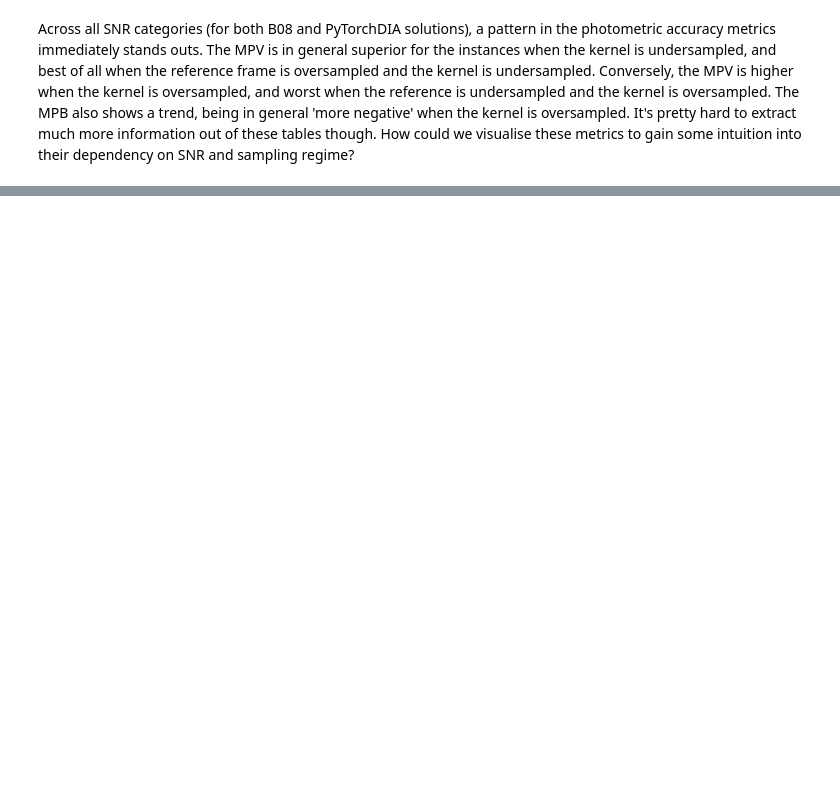
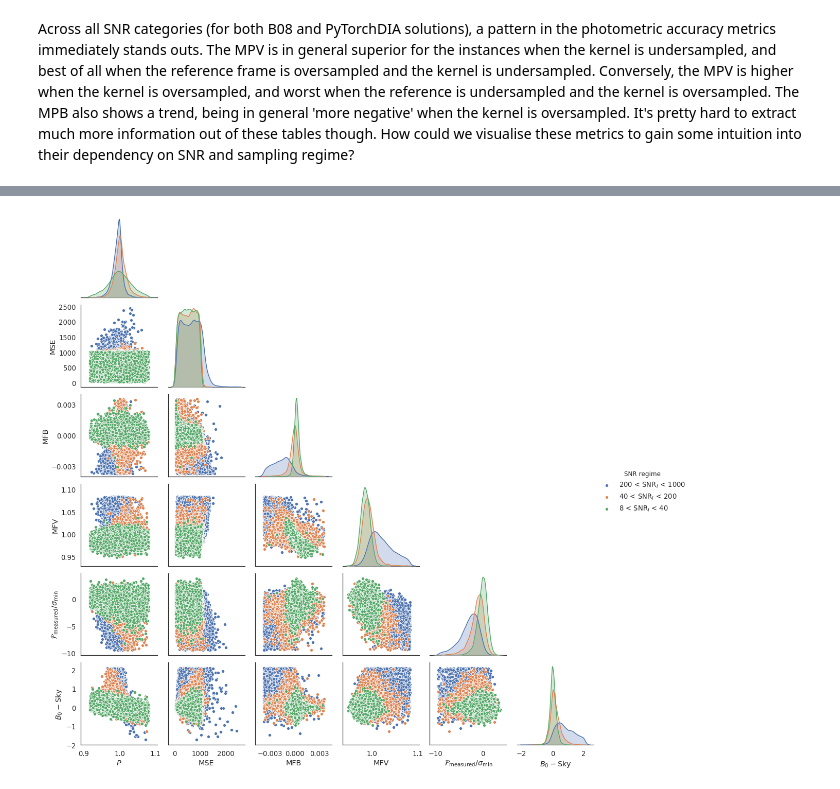
Before and after one commit to jah1994/PyTorchDIA, a Jupyter notebook: Section 3.3 - Simulation Results Analysis.ipynb, the cells around one changed output, grey strips where cells are left out. Saved outputs shown, nothing was run; the diff lists cells and outputs as text; code cells hidden in the pictures; blank space fills up the shorter version.

```diff
--- a/Section 3.3 - Simulation Results Analysis.ipynb
+++ b/Section 3.3 - Simulation Results Analysis.ipynb
@@ -466,0 +461,17 @@ array([1759., 1794., 1844., 1894.])
+# %%
+# for clarity when plotting, exclude bad outliers
+def clip(df, sigma):
+
+    labels = ['$P$', '$B_0 - \mathrm{Sky}$', 'MSE', 'MFB', 'MFV',
+              '$\mathcal{F}_{\mathrm{measured}}/\sigma_{\mathrm{min}}$']
+
+    for label in labels:
+        column = df[label]
+        std = mad_std(column)
+        column[column > np.median(column) + sigma*std] = 0
+        column[column < np.median(column) - sigma*std] = 0
+
+    clipped_df = df[df != 0]
+
+    return clipped_df
+df_pt_oversampled_clipped = clip(df_pt_oversampled, 10)
@@ -466,0 +495,10 @@ array([1759., 1794., 1844., 1894.])
+# %%
+# pairplot
+sns.set(context='notebook', font_scale = 1.2, style='white')
+pp = sns.pairplot(df_pt_oversampled_clipped, hue='SNR regime', corner=True)
+pp.axes[2,0].set_ylim(-0.004,0.004)
+pp.axes[2,0].set_yticks([-0.003, 0, 0.003])
+pp.axes[5,2].set_xticks([-0.003, 0, 0.003])
+plt.show()
+# %% [output]
+[figure, added]
```
Also changed, not shown: parts of 22 cells of this notebook.
